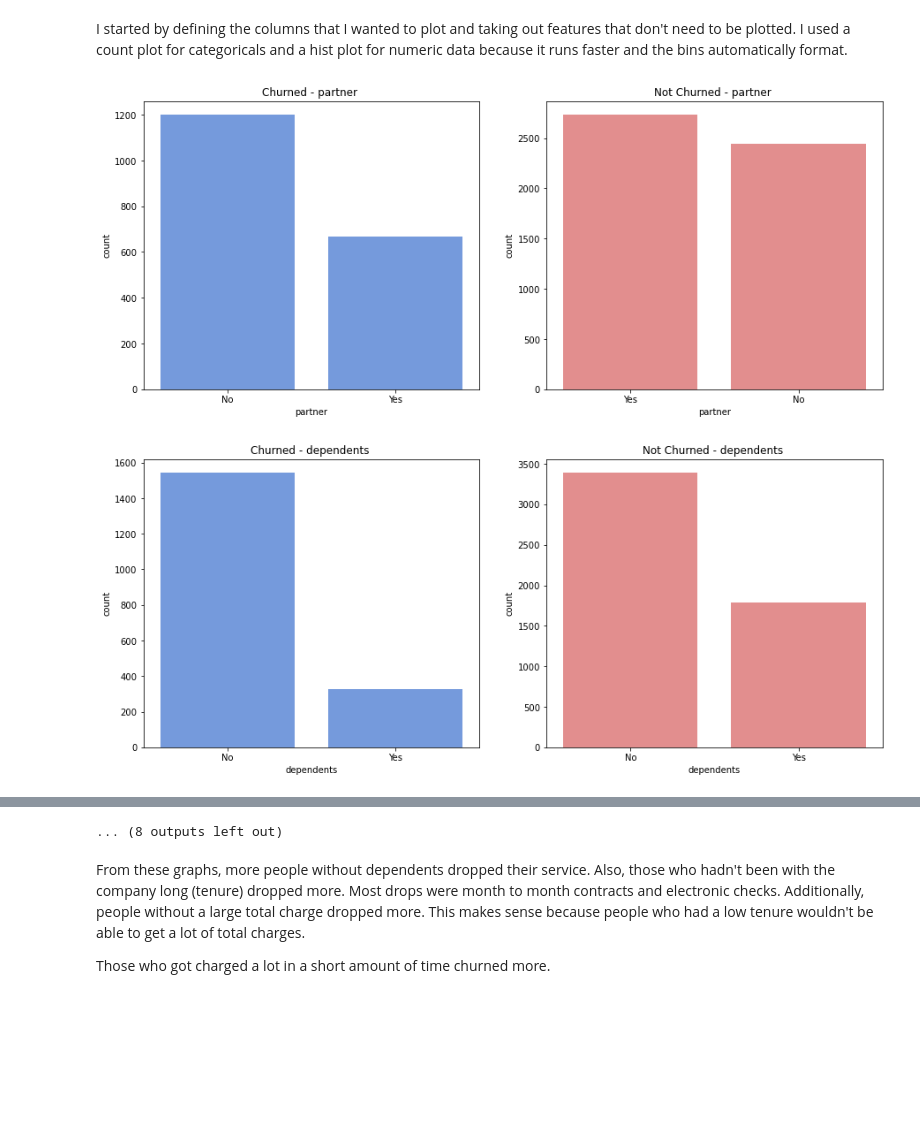
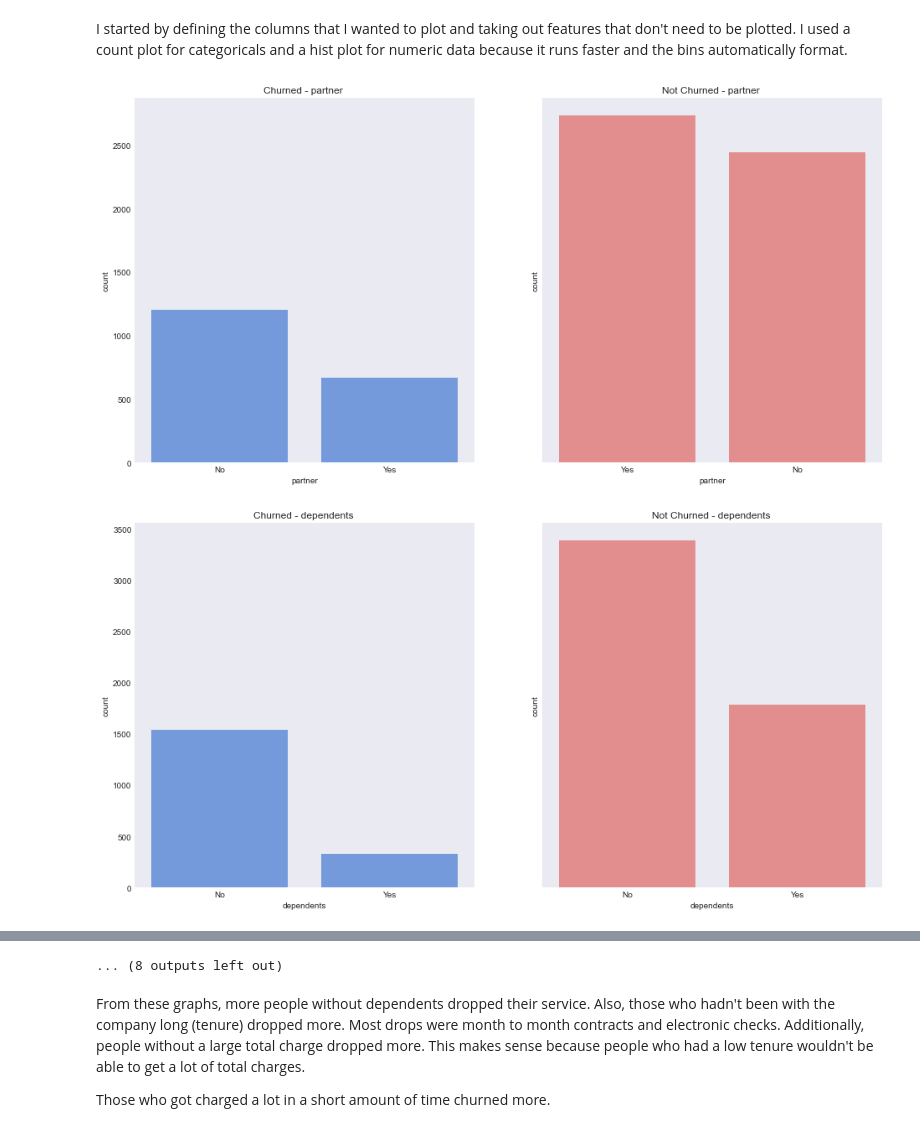
Before and after one commit to GriffinRiner/bsc-phase-three-project, a Jupyter notebook: notebooks/exploratory/Warren/EDA.ipynb, the cells around one changed output, grey strips where cells are left out. Cells and saved outputs as stored; diff of their text form; code cells hidden in the pictures; blank space fills up the shorter version.

Commit message:
finalized model and charts

```diff
--- a/notebooks/exploratory/Warren/EDA.ipynb
+++ b/notebooks/exploratory/Warren/EDA.ipynb
@@ -184,24 +184,26 @@ I started by defining the columns that I wanted to plot and taking out features
 # %%
 interesting_cols = ['partner','dependents','internetservice','onlinesecurity','onlinebackup',
               'deviceprotection','techsupport','contract','paperlessbilling','paymentmethod','single_parent','phone_and_internet','seniorcitizen']
 
 numerics = ['tenure','monthlycharges','totalcharges','totchg_per_tenure','monthly_div_tot','num_of_internet_services','num_of_services']
 
+plt.style.use('seaborn-dark')
+
 for col in churned[interesting_cols]:
-    fig, ax = plt.subplots(nrows=1,ncols=2,figsize=(15,6))
+    fig, ax = plt.subplots(nrows=1,ncols=2,figsize=(16,8),sharey=True)
 
     sns.countplot(x=col,data=churned,ax=ax[0],color='cornflowerblue',orient='h')
     sns.countplot(x=col,data=not_churned,ax=ax[1],color='lightcoral',orient='h')
     ax[0].title.set_text(f'Churned - {col} ')
     ax[1].title.set_text(f'Not Churned - {col} ')
 
 for col in churned[numerics]:
-    fig, ax = plt.subplots(nrows=1,ncols=2,figsize=(15,6))
+    fig, ax = plt.subplots(nrows=1,ncols=2,figsize=(15,6),sharey=True)
 
     sns.histplot(x=col,data=churned,ax=ax[0],color='cornflowerblue',bins=10)
     sns.histplot(x=col,data=not_churned,ax=ax[1],color='lightcoral',bins=10)
     ax[0].title.set_text(f'Churned - {col} ')
     ax[1].title.set_text(f'Not Churned - {col} ')
 # %% [output]
-[figure, old version]
+[figure, new version]
-[figure, old version]
+[figure, new version]
```
Also changed, not shown: parts of 1 cell of this notebook, 17 other files.
